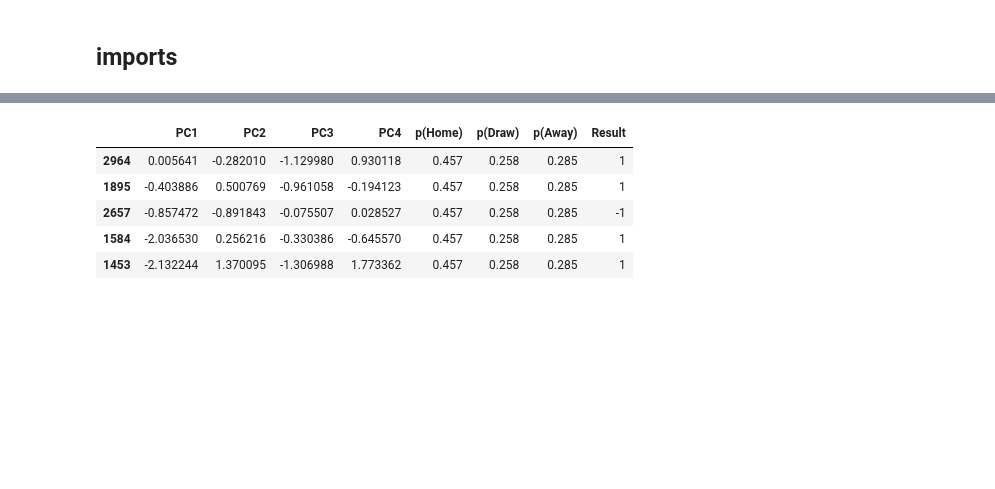
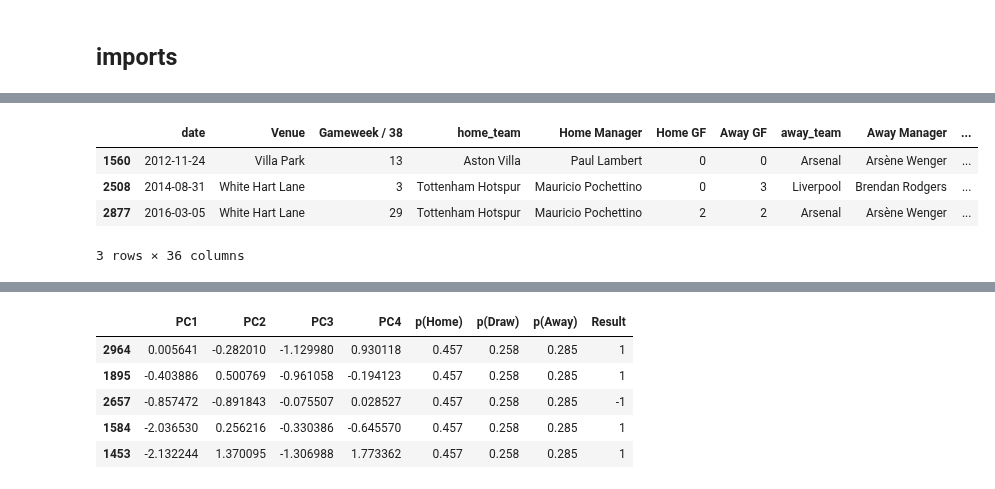
Before and after one commit to tjjdoherty/football-project-mvp, a Jupyter notebook: random_forest_prem.ipynb, the cells around one changed output, grey strips where cells are left out. Cells and saved outputs as stored; diff of their text form; code cells hidden in the pictures; blank space fills up the shorter version.

```diff
--- a/random_forest_prem.ipynb
+++ b/random_forest_prem.ipynb
@@ -13,4 +13,6 @@ from sklearn.metrics import classification_report, accuracy_score, confusion_mat
 from sklearn.model_selection import train_test_split
 import matplotlib.pyplot as plt
 
-df = pd.read_csv('/Users/thomasdoherty/Desktop/football-project/football-project-mvp/pca_run_prem_v2.csv')
+# df = pd.read_csv('/Users/thomasdoherty/Desktop/football-project/football-project-mvp/pca_run_prem_v2.csv')
+
+v3 = pd.read_csv('/Users/thomasdoherty/Desktop/football-project/football-project-mvp/pca_run_prem_v3.csv')
@@ -16,0 +24,8 @@ df = pd.read_csv('/Users/thomasdoherty/Desktop/football-project/football-project
+# %%
+v3.sample(3)
+# %% [output]
+|  | date | Venue | Gameweek / 38 | home_team | Home Manager | Home GF | Away GF | away_team | Away Manager | ... |
+| 1560 | 2012-11-24 | Villa Park | 13 | Aston Villa | Paul Lambert | 0 | 0 | Arsenal | Arsène Wenger | ... |
+| 2508 | 2014-08-31 | White Hart Lane | 3 | Tottenham Hotspur | Mauricio Pochettino | 0 | 3 | Liverpool | Brendan Rodgers | ... |
+| 2877 | 2016-03-05 | White Hart Lane | 29 | Tottenham Hotspur | Mauricio Pochettino | 2 | 2 | Arsenal | Arsène Wenger | ... |
+3 rows × 36 columns
```
Also changed, not shown: parts of 27 cells of this notebook, 2 other files.
